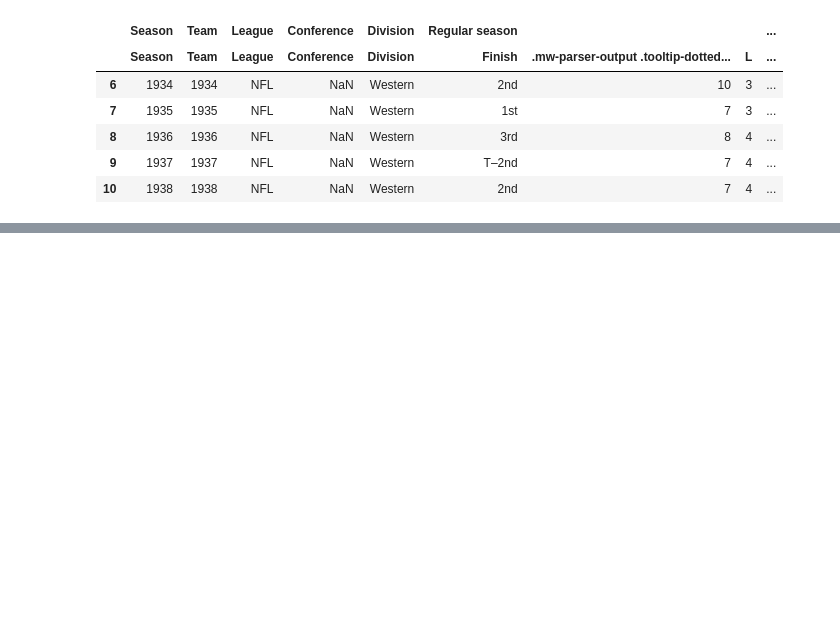
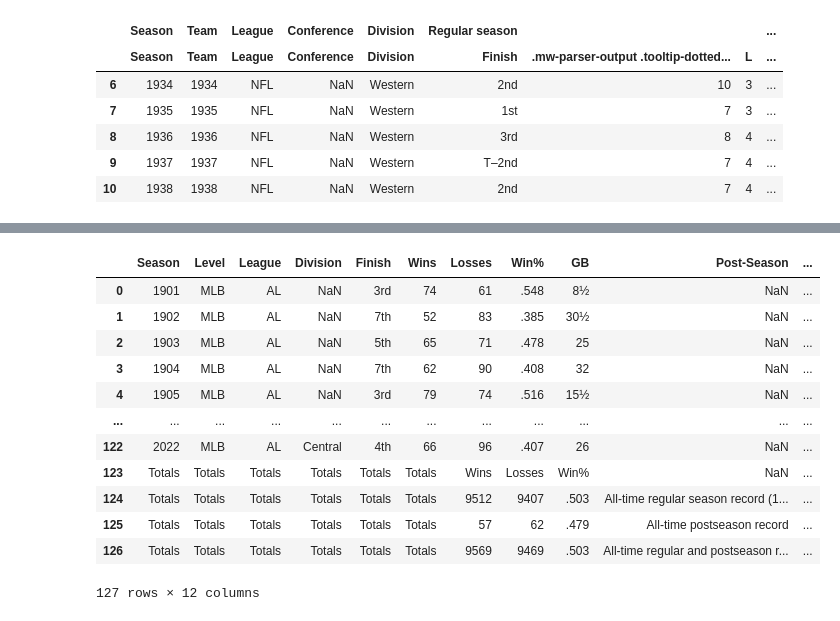
Before and after one commit to brunoramosmartins/SpecializationDataScience, a Jupyter notebook: AppliedPlottingChartingDataRepresentation/Week4/assignment4.ipynb, the cells around one changed output, grey strips where cells are left out. Cells and saved outputs as stored; diff of their text form; code cells hidden in the pictures; blank space fills up the shorter version.

```diff
--- a/AppliedPlottingChartingDataRepresentation/Week4/assignment4.ipynb
+++ b/AppliedPlottingChartingDataRepresentation/Week4/assignment4.ipynb
@@ -137,0 +217,18 @@ df_lions.head()
+# %%
+df_tigers=pd.read_html(dict_datasets['Tigers'])[1]
+# %%
+df_tigers
+# %% [output]
+|  | Season | Level | League | Division | Finish | Wins | Losses | Win% | GB | Post-Season | ... |
+| 0 | 1901 | MLB | AL | NaN | 3rd | 74 | 61 | .548 | 8½ | NaN | ... |
+| 1 | 1902 | MLB | AL | NaN | 7th | 52 | 83 | .385 | 30½ | NaN | ... |
+| 2 | 1903 | MLB | AL | NaN | 5th | 65 | 71 | .478 | 25 | NaN | ... |
+| 3 | 1904 | MLB | AL | NaN | 7th | 62 | 90 | .408 | 32 | NaN | ... |
+| 4 | 1905 | MLB | AL | NaN | 3rd | 79 | 74 | .516 | 15½ | NaN | ... |
+| ... | ... | ... | ... | ... | ... | ... | ... | ... | ... | ... | ... |
+| 122 | 2022 | MLB | AL | Central | 4th | 66 | 96 | .407 | 26 | NaN | ... |
+| 123 | Totals | Totals | Totals | Totals | Totals | Totals | Wins | Losses | Win% | NaN | ... |
+| 124 | Totals | Totals | Totals | Totals | Totals | Totals | 9512 | 9407 | .503 | All-time regular season record (1... | ... |
+| 125 | Totals | Totals | Totals | Totals | Totals | Totals | 57 | 62 | .479 | All-time postseason record | ... |
+| 126 | Totals | Totals | Totals | Totals | Totals | Totals | 9569 | 9469 | .503 | All-time regular and postseason r... | ... |
+127 rows × 12 columns
```
Also changed, not shown: parts of 28 cells of this notebook.
